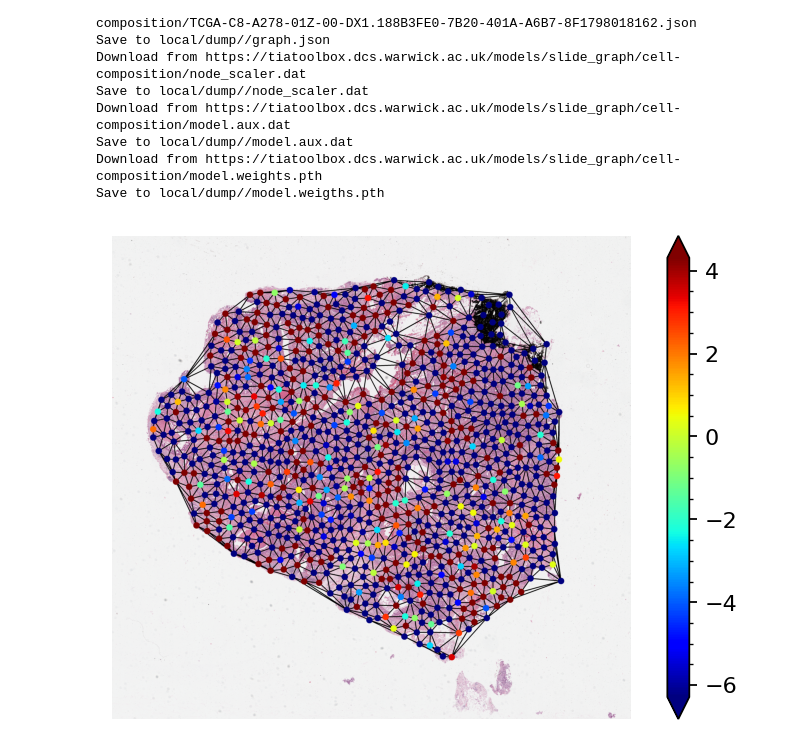
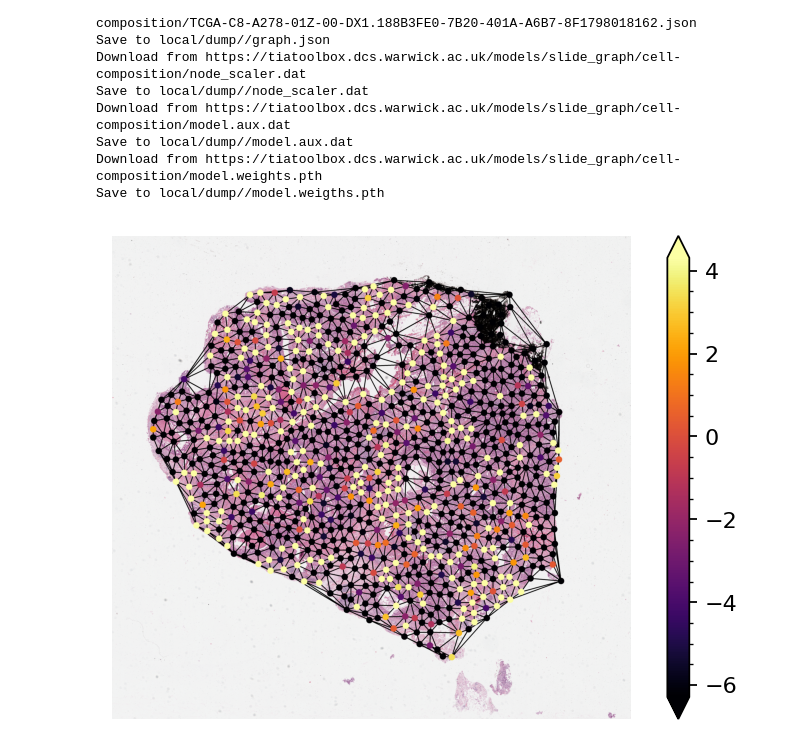
Before and after one commit to TissueImageAnalytics/tiatoolbox, a Jupyter notebook: examples/slide_graph.ipynb, the cells around one changed output. Cells and saved outputs as stored; diff of their text form; code cells hidden in the pictures.

```diff
--- a/examples/slide_graph.ipynb
+++ b/examples/slide_graph.ipynb
@@ -1777,35 +1777,35 @@ node_resolution = reader.slide_dimensions(**NODE_RESOLUTION)
 plot_resolution = reader.slide_dimensions(**PLOT_RESOLUTION)
 fx = np.array(node_resolution) / np.array(plot_resolution)
 
-cmap = plt.get_cmap('jet')
+cmap = plt.get_cmap('inferno')
 graph = graph.to('cpu')
 
 node_coordinates = np.array(graph.coords) / fx
 node_colors = (
     cmap(np.squeeze(node_activations))
         [..., :3] * 255).astype(np.uint8
 )
 edges = graph.edge_index.T
 
 thumb = reader.slide_thumbnail(**PLOT_RESOLUTION)
 thumb_overlaid = plot_graph(
     thumb.copy(), node_coordinates, edges,
     node_colors=node_colors, node_size=NODE_SIZE
 )
 
 ax = plt.subplot(1, 1, 1)
 plt.imshow(thumb_overlaid)
 plt.axis('off')
 # Add minorticks on the colorbar to make it easy to read the
 # values off the colorbar.
 fig = plt.gcf()
 norm = mpl.colors.Normalize(
     vmin=np.min(node_activations),
     vmax=np.max(node_activations)
 )
 sm = plt.cm.ScalarMappable(cmap=cmap, norm=norm)
 cbar = fig.colorbar(sm, ax=ax, extend='both')
 cbar.minorticks_on()
 plt.show()
 # %% [output]
-[figure, old version]
+[figure, new version]
```
